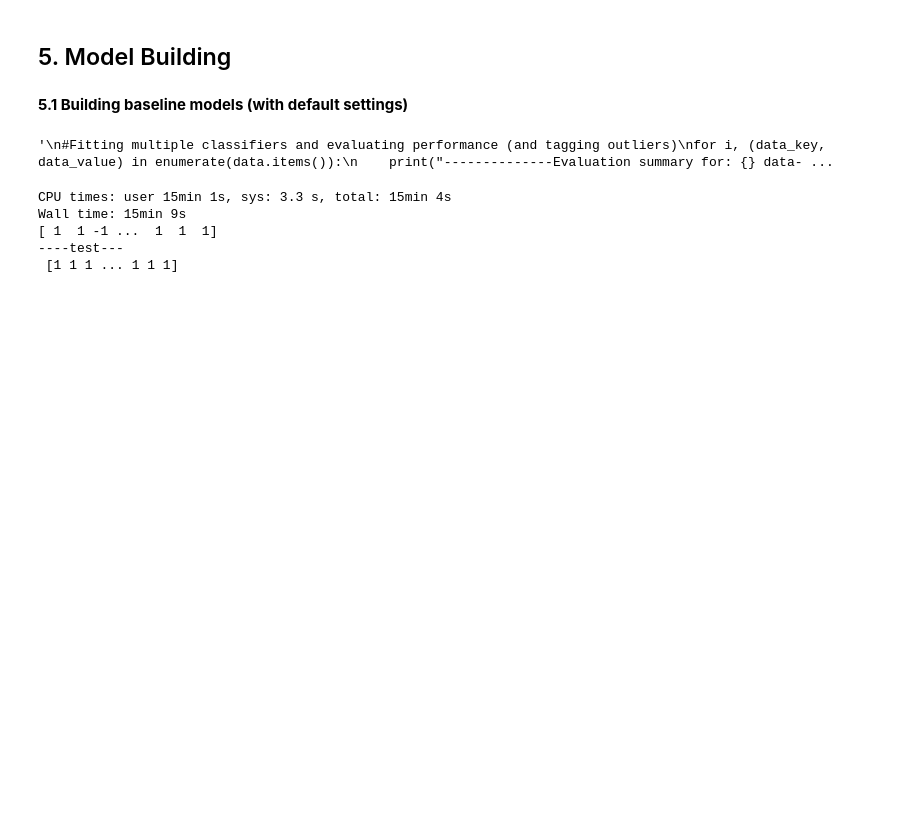
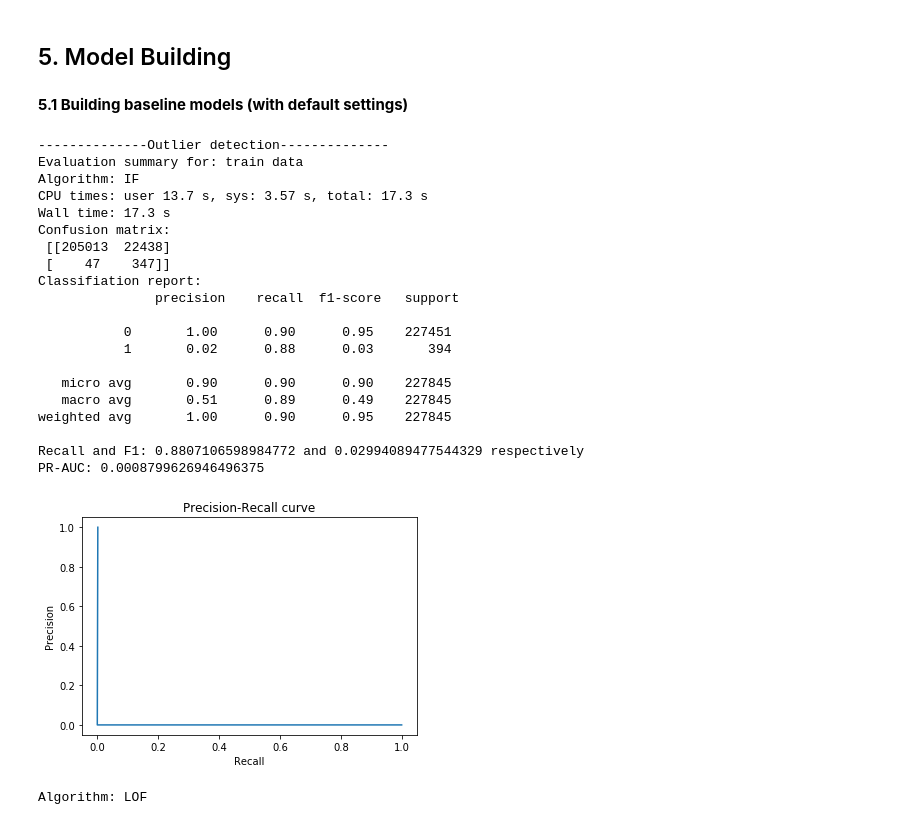
Before and after one commit to SwapnilSParkhe/Machine-Learning, a Jupyter notebook: Projects/Credit Card Fraud Detection/Credit Card Fraud Detection using Anomaly Detection .ipynb, the cells around one changed output. Drawn from its saved outputs; the diff is of its cells as text; code cells hidden in the pictures; blank space fills up the shorter version.

Commit message:
Summary added

```diff
--- a/Projects/Credit Card Fraud Detection/Credit Card Fraud Detection using Anomaly Detection .ipynb
+++ b/Projects/Credit Card Fraud Detection/Credit Card Fraud Detection using Anomaly Detection .ipynb
@@ -300,42 +307,71 @@ data = {
     "test": [X_test, y_test]
 }
 # %%
-"""
 #Fitting multiple classifiers and evaluating performance (and tagging outliers)
 for i, (data_key, data_value) in enumerate(data.items()):
-    print("--------------Evaluation summary for: {} data--------------".format(data_key))
+    if data_key=="train":
+        print("--------------Outlier detection--------------")
+    else:
+        print("--------------Novelty detection--------------")
+
+    print("Evaluation summary for: {} data".format(data_key))
     for j, (clf_name, clf) in enumerate(classifiers.items()):
         print("Algorithm: {}".format(clf_name))
         if clf_name=="IF":
             %time clf.fit(X_train)
             scores_pred = clf.decision_function(data_value[0])
             y_pred = clf.predict(data_value[0])
 
-        elif clf_name=="LOF":
-            print("Detecting outliers only in training data (and not test data, which is a novelty detection) here")
-            %time y_pred = clf.fit_predict(X_train)
-            scores_pred = clf.negative_outlier_factor_
+        elif clf_name=="OCSVM":
+            %time clf.fit(X_train)
+            scores_pred = clf.decision_function(data_value[0])
+            y_pred = clf.predict(data_value[0])
 
         else:
-            %time clf.fit(X_train)
-            y_pred = clf.predict(data_value[0])
+            if data_key=="train":
+                %time y_pred = clf.fit_predict(X_train)
+                scores_pred = clf.negative_outlier_factor_
+            else:
+                clf = LocalOutlierFactor(novelty=True)
+                %time clf.fit(X_train)
+                scores_pred = clf.decision_function(data_value[0])
+                y_pred = clf.predict(data_value[0])
 
         #The algos predicts {1,-1} for {normal, anomalous} case, whereas original y has {0,1}
         y_pred[y_pred==1]=0
         y_pred[y_pred==-1]=1
 
         #Evaluation (using Recall, F1, )
-        P, R, _ = precision_recall_curve(data_value[1],y_pred)
         print('Confusion matrix:', '\n', confusion_matrix(data_value[1],y_pred))
         print('Classifiation report:', '\n', classification_report(data_value[1],y_pred))
         print('Recall and F1: {} and {} respectively'.format(recall_score(data_value[1],y_pred),f1_score(data_value[1],y_pred)))
-        print("PR-AUC: {}".format(average_precision_score(data_value[1],y_pred)))
+        print("PR-AUC: {}".format(average_precision_score(data_value[1],scores_pred)))
+        P, R, _ = precision_recall_curve(data_value[1],scores_pred)
         plt.plot(P,R)
         plt.title('Precision-Recall curve')
         plt.xlabel('Recall')
         plt.ylabel('Precision')
         plt.show()
-
-"""
 # %% [output]
-'\n#Fitting multiple classifiers and evaluating performance (and tagging outliers)\nfor i, (data_key, data_value) in enumerate(data.items()):\n    print("--------------Evaluation summary for: {} data- ...
+--------------Outlier detection--------------
+Evaluation summary for: train data
+Algorithm: IF
+CPU times: user 13.7 s, sys: 3.57 s, total: 17.3 s
+Wall time: 17.3 s
+Confusion matrix:
+ [[205013  22438]
+ [    47    347]]
+Classifiation report:
+               precision    recall  f1-score   support
+
+           0       1.00      0.90      0.95    227451
+           1       0.02      0.88      0.03       394
+
+   micro avg       0.90      0.90      0.90    227845
+   macro avg       0.51      0.89      0.49    227845
+weighted avg       1.00      0.90      0.95    227845
+
+Recall and F1: 0.8807106598984772 and 0.02994089477544329 respectively
+PR-AUC: 0.0008799626946496375
+[figure, added]
+Algorithm: LOF
@@ -344,12 +377,0 @@ model=LocalOutlierFactor(novelty=True)
-# %%
-%time model.fit(X_train)
-y_pred=model.predict(X_train)
-print(y_pred)
-y_pred=model.predict(X_test)
-print('----test---\n', y_pred)
-# %% [output]
-CPU times: user 15min 1s, sys: 3.3 s, total: 15min 4s
-Wall time: 15min 9s
-[ 1  1 -1 ...  1  1  1]
-----test---
- [1 1 1 ... 1 1 1]
```
Also changed, not shown: parts of 4 cells of this notebook.
